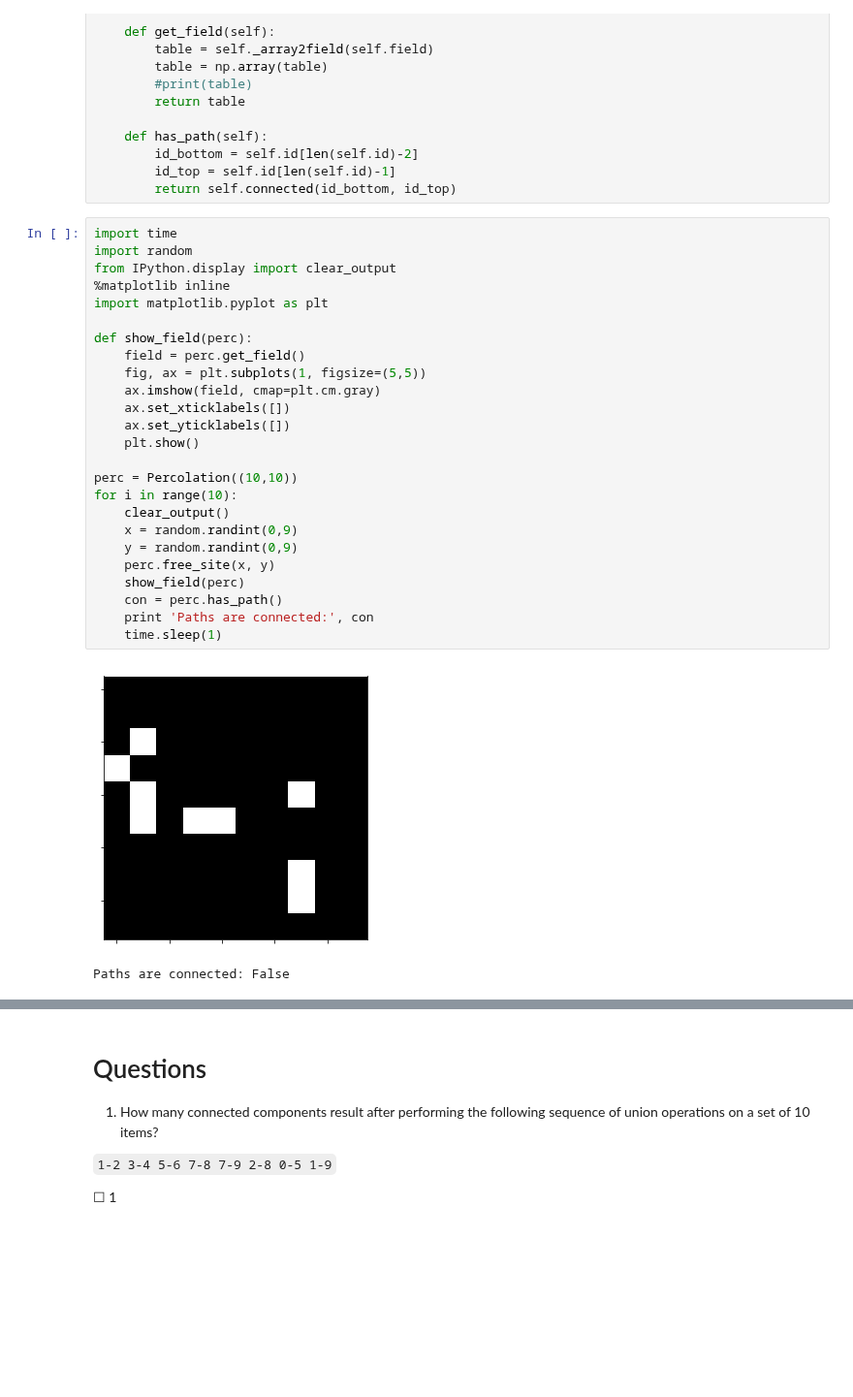
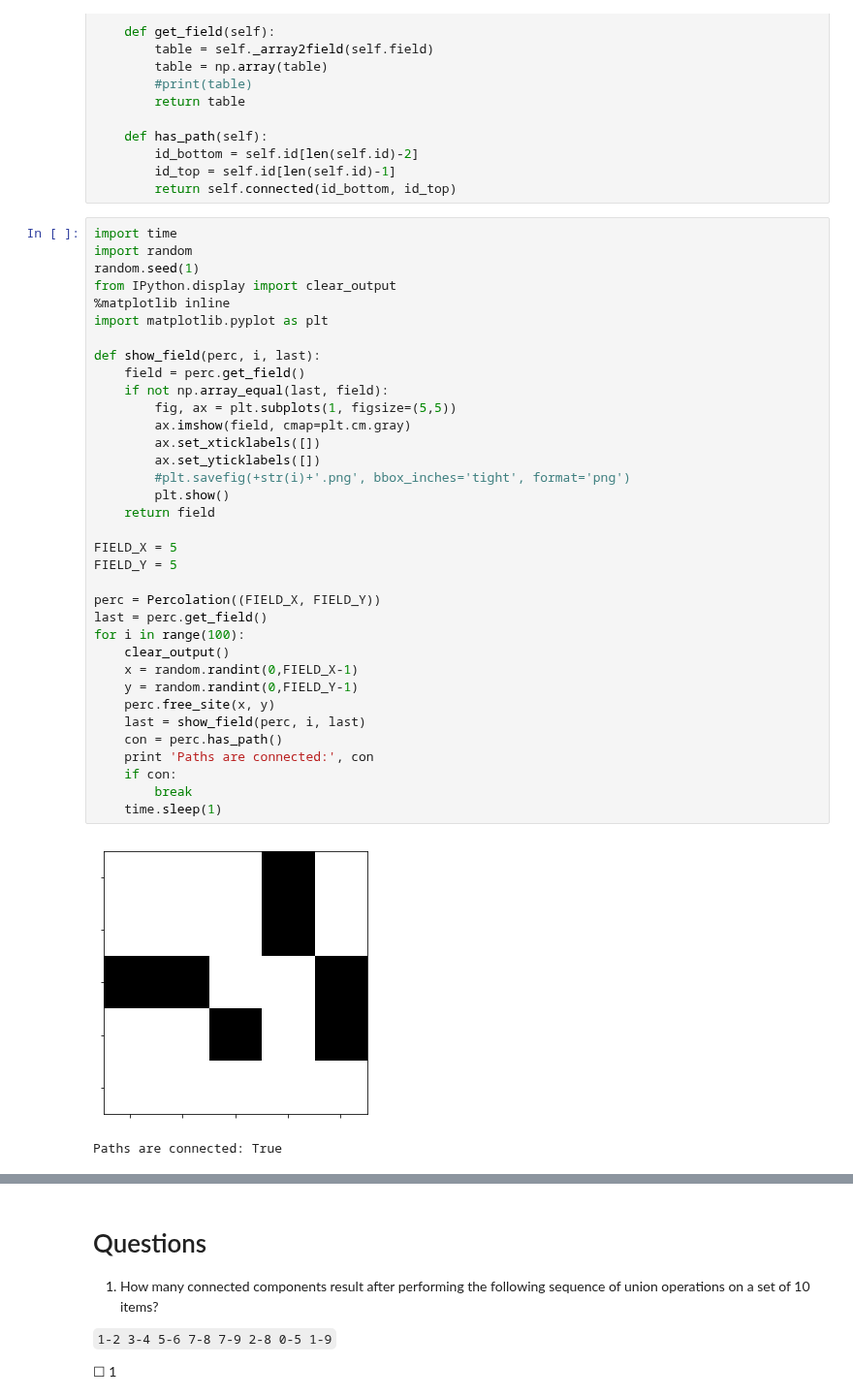
Before and after one commit to rogergranada/MOOCs, a Jupyter notebook: Coursera/Princeton/Algorithms-Part-1/Week 1/Dynamic Connectivity.ipynb, the cells around one changed output, grey strips where cells are left out. Shown at 97% size. Saved outputs shown, nothing was run; the diff lists cells and outputs as text; blank space fills up the shorter version.

Commit message:
Example of percolation

```diff
--- a/Coursera/Princeton/Algorithms-Part-1/Week 1/Dynamic Connectivity.ipynb
+++ b/Coursera/Princeton/Algorithms-Part-1/Week 1/Dynamic Connectivity.ipynb
@@ -701,28 +701,38 @@ class Percolation(WeightedQuickUnion):
 # %%
 import time
 import random
+random.seed(1)
 from IPython.display import clear_output
 %matplotlib inline
 import matplotlib.pyplot as plt
 
-def show_field(perc):
+def show_field(perc, i, last):
     field = perc.get_field()
-    fig, ax = plt.subplots(1, figsize=(5,5))
-    ax.imshow(field, cmap=plt.cm.gray)
-    ax.set_xticklabels([])
-    ax.set_yticklabels([])
-    plt.show()
+    if not np.array_equal(last, field):
+        fig, ax = plt.subplots(1, figsize=(5,5))
+        ax.imshow(field, cmap=plt.cm.gray)
+        ax.set_xticklabels([])
+        ax.set_yticklabels([])
+        #plt.savefig(+str(i)+'.png', bbox_inches='tight', format='png')
+        plt.show()
+    return field
 
-perc = Percolation((10,10))
-for i in range(10):
+FIELD_X = 5
+FIELD_Y = 5
+
+perc = Percolation((FIELD_X, FIELD_Y))
+last = perc.get_field()
+for i in range(100):
     clear_output()
-    x = random.randint(0,9)
-    y = random.randint(0,9)
+    x = random.randint(0,FIELD_X-1)
+    y = random.randint(0,FIELD_Y-1)
     perc.free_site(x, y)
-    show_field(perc)
+    last = show_field(perc, i, last)
     con = perc.has_path()
     print 'Paths are connected:', con
+    if con:
+        break
     time.sleep(1)
 # %% [output]
-[figure, old version]
+[figure, new version]
-Paths are connected: False
+Paths are connected: True
```
Also changed, not shown: parts of 1 cell of this notebook, 1 other file.
